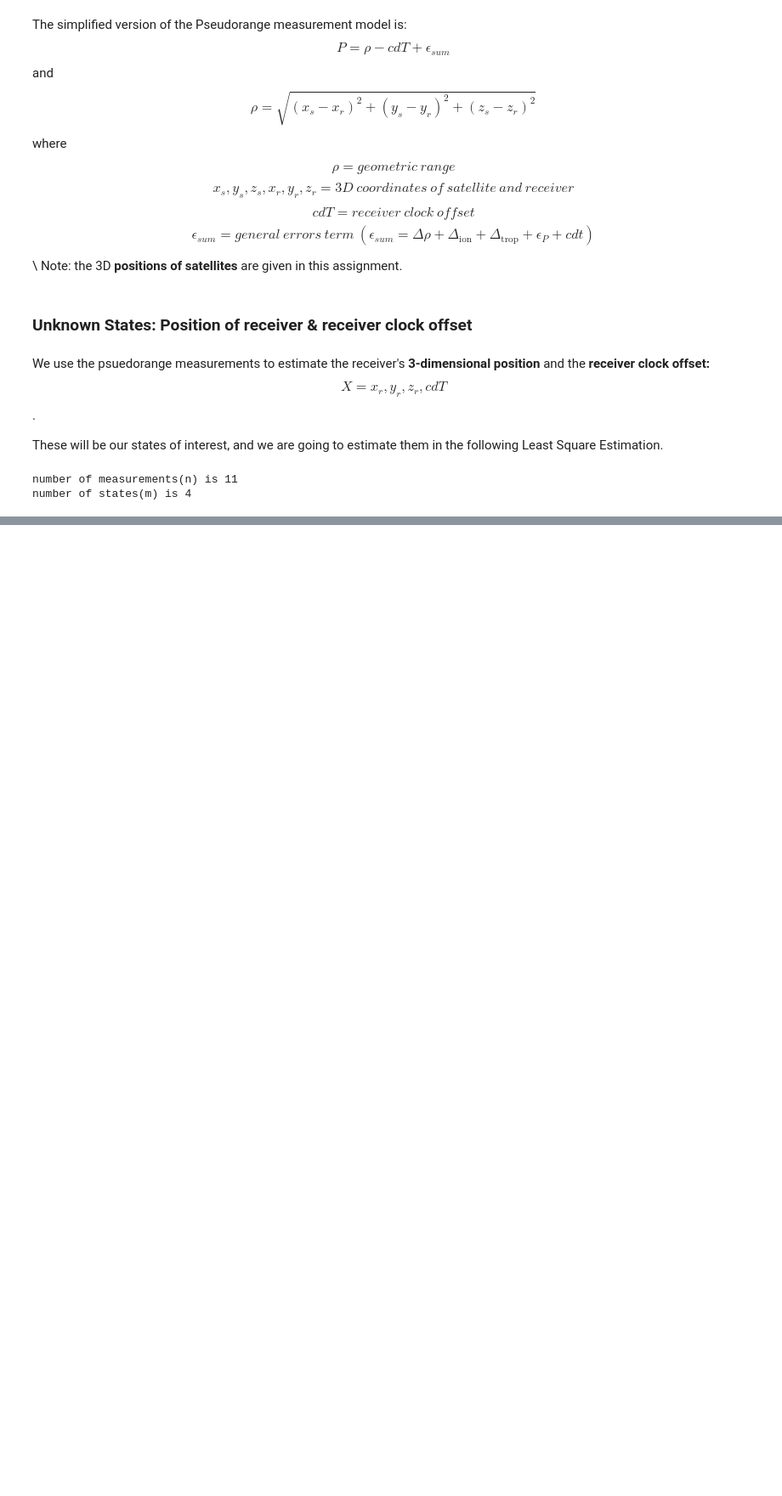
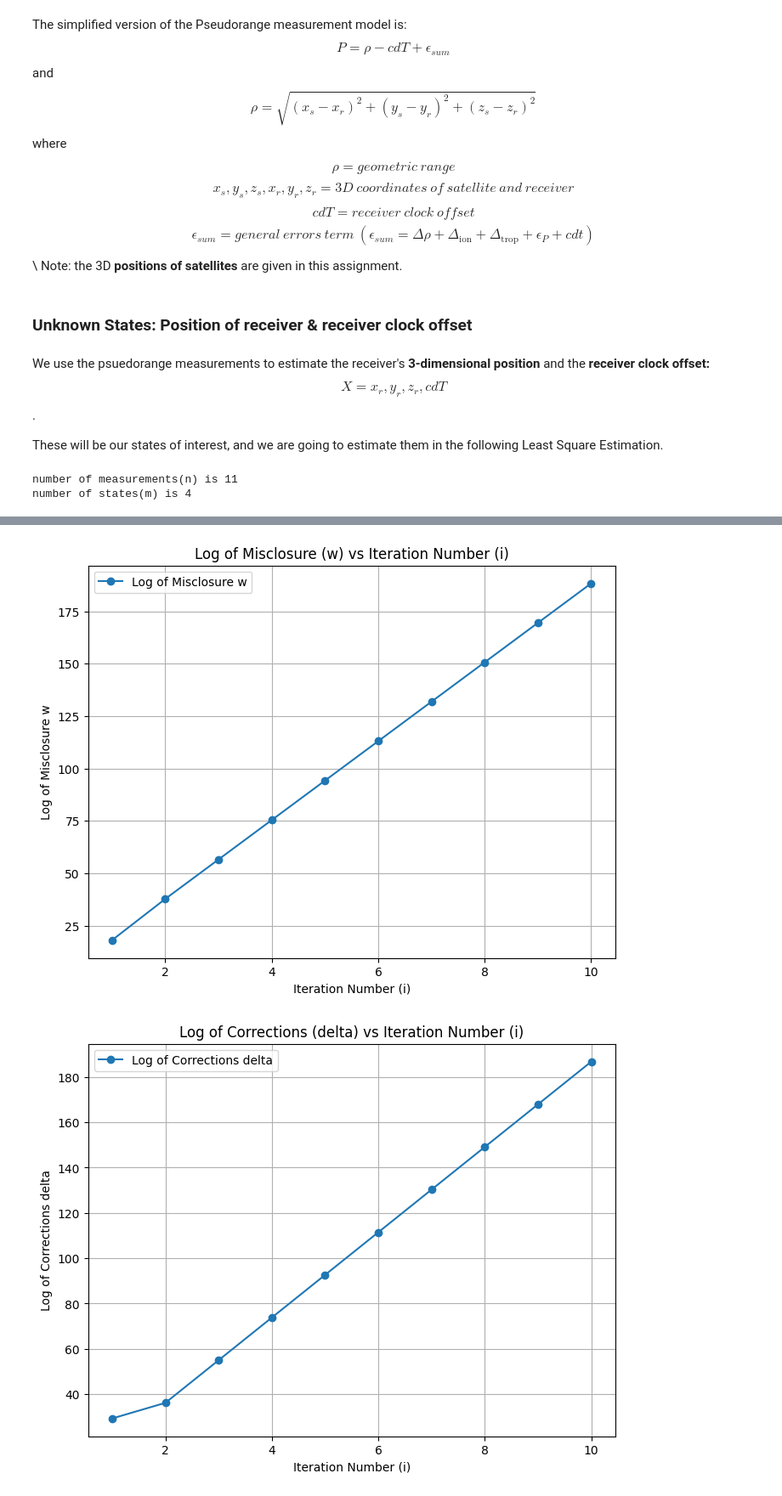
Before and after one commit to SIBTAINWASEEM/engg680_2024_fall, a Jupyter notebook: Lab_Assignment2/Assignment2.ipynb, the cells around one changed output, grey strips where cells are left out. Shown at 85% size. Saved outputs shown, nothing was run; the diff lists cells and outputs as text; code cells hidden in the pictures; blank space fills up the shorter version.

```diff
--- a/Lab_Assignment2/Assignment2.ipynb
+++ b/Lab_Assignment2/Assignment2.ipynb
@@ -403,8 +400,8 @@ x_hat = x_0.copy()
 # you can either use the numpy function or code the math manually
 # (1 marks)
 def euclidean_norm(receiver_pos, satellite_pos):
-  #...
-  return distance
+    distance = np.linalg.norm(satellite_pos - receiver_pos, axis=1)
+    return distance
 # %%
 # step 8
 # define a function named design_matrix which computes the design matrix A of this LSE problem
@@ -412,8 +409,13 @@ def euclidean_norm(receiver_pos, satellite_pos):
 # the function should return an two-dimensional array which represents the design matrix A
 # (2 marks)
 def design_matrix(r_pos, s_pos, rho):
-  #...
-  return A
+    n = s_pos.shape[0]
+    m = 4
+    A = np.zeros((n, m))
+    for j in range(n):
+        A[j, :3] = (r_pos - s_pos[j, :3]) / rho[j]
+        A[j, 3] = 1
+    return A
 # %%
 # step 9
 # start the iteration for the LSE (11 marks in total)
@@ -494,14 +521,41 @@ after the LSE convergence to the console.
 # %%
 # step 12
 # Using the imported matplotlib, plot the following (3 marks in total). Make sure to include proper axes information, legend, grid lines and title.
 
 # 1. Plot log of the misclosure w against the LSQ iteration number i
 # (1 marks)
+plt.figure(figsize=(8, 6))
+plt.plot(arr_i, np.log(arr_w), marker='o', label='Log of Misclosure w')
+plt.title('Log of Misclosure (w) vs Iteration Number (i)')
+plt.xlabel('Iteration Number (i)')
+plt.ylabel('Log of Misclosure w')
+plt.grid(True)
+plt.legend()
+plt.show()
+
 
 
 # 2. Plot log of the corrections delta against the LSQ iteration number i
 # (1 marks)
-
+plt.figure(figsize=(8, 6))
+plt.plot(arr_i, np.log(arr_delta), marker='o', label='Log of Corrections delta')
+plt.title('Log of Corrections (delta) vs Iteration Number (i)')
+plt.xlabel('Iteration Number (i)')
+plt.ylabel('Log of Corrections delta')
+plt.grid(True)
+plt.legend()
+plt.show()
 
 # 3. Plot log of the 3D position errors against the LSQ iteration number i
 # (1 marks)
+plt.figure()
+plt.plot(arr_i, np.log(arr_err_pos), label="log(Position Error)")
+plt.xlabel("Iteration Number")
+plt.ylabel("Log of 3D Position Error")
+plt.title("Log of 3D Position Error vs Iteration Number")
+plt.grid(True)
+plt.legend()
+plt.show()
+# %% [output]
+[figure, added]
+[figure, added]
```
Also changed, not shown: parts of 14 cells of this notebook.
